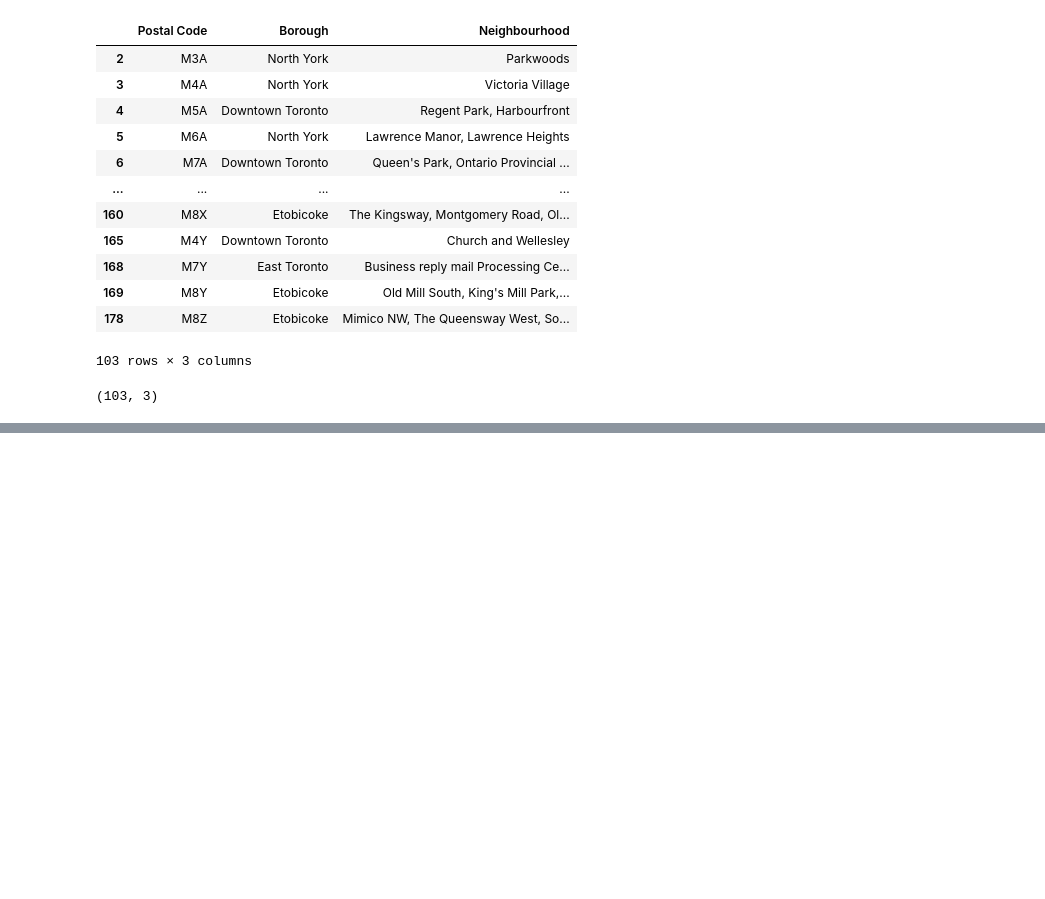
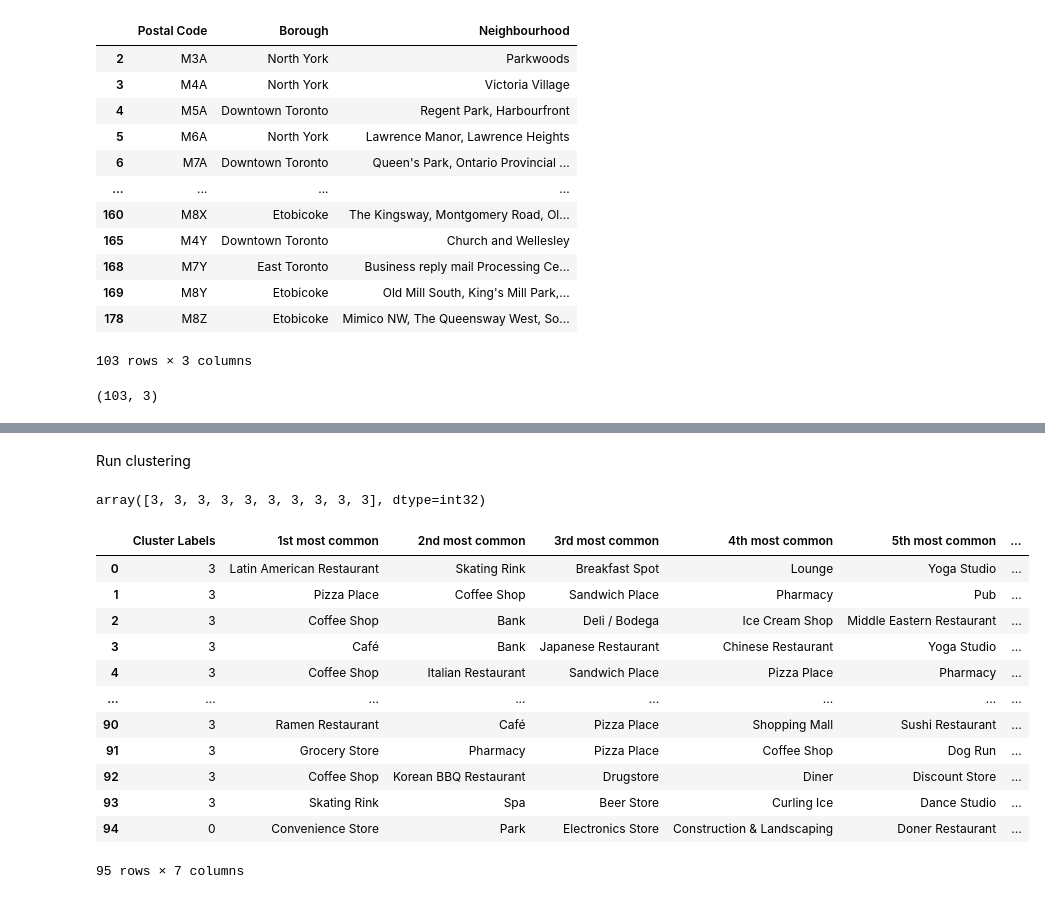
Before and after one commit to robinzhao39/Coursera_Capstone, a Jupyter notebook: Neighborhood in Toronto.ipynb, the cells around one changed output, grey strips where cells are left out. Saved outputs shown, nothing was run; the diff lists cells and outputs as text; code cells hidden in the pictures; blank space fills up the shorter version.

Commit message:
Published from Watson Studio.

```diff
--- a/Neighborhood in Toronto.ipynb
+++ b/Neighborhood in Toronto.ipynb
@@ -93,0 +192,11 @@ df_new
+# %%
+columns=[]
+list1=['st','nd','rd']
+for num in range(1,6):
+    try:
+        columns.append('{}{} most common'.format(num,list1[num-1]))
+    except:
+        columns.append('{}th most common'.format(num))
+df_most_common=pd.DataFrame(columns=columns)
+df_most_common['Neighborhood']=mean_table['Name']
+df_most_common
@@ -93,0 +217,5 @@ df_new
+# %%
+for index in range(mean_table.shape[0]):
+    row=mean_table.iloc[index,1:].sort_values(ascending=False).head().index.values
+    df_most_common.iloc[index,0:5]=row
+df_most_common
@@ -93,0 +236,2 @@ df_new
+# %% [markdown]
+Run clustering
@@ -93,0 +240,25 @@ df_new
+# %%
+k_clusters=4
+clustering=mean_table.drop(['Name'],axis=1)
+kmeans = KMeans(n_clusters=k_clusters, random_state=0).fit(clustering)
+kmeans.labels_[0:10]
+# %% [output]
+array([3, 3, 3, 3, 3, 3, 3, 3, 3, 3], dtype=int32)
+# %%
+df_most_common.insert(0, 'Cluster Labels', kmeans.labels_)
+df_most_common.rename(columns={'Neighborhood':'Neighbourhood'},inplace=True)
+df_most_common
+# %% [output]
+|  | Cluster Labels | 1st most common | 2nd most common | 3rd most common | 4th most common | 5th most common | ... |
+| 0 | 3 | Latin American Restaurant | Skating Rink | Breakfast Spot | Lounge | Yoga Studio | ... |
+| 1 | 3 | Pizza Place | Coffee Shop | Sandwich Place | Pharmacy | Pub | ... |
+| 2 | 3 | Coffee Shop | Bank | Deli / Bodega | Ice Cream Shop | Middle Eastern Restaurant | ... |
+| 3 | 3 | Café | Bank | Japanese Restaurant | Chinese Restaurant | Yoga Studio | ... |
+| 4 | 3 | Coffee Shop | Italian Restaurant | Sandwich Place | Pizza Place | Pharmacy | ... |
+| ... | ... | ... | ... | ... | ... | ... | ... |
+| 90 | 3 | Ramen Restaurant | Café | Pizza Place | Shopping Mall | Sushi Restaurant | ... |
+| 91 | 3 | Grocery Store | Pharmacy | Pizza Place | Coffee Shop | Dog Run | ... |
+| 92 | 3 | Coffee Shop | Korean BBQ Restaurant | Drugstore | Diner | Discount Store | ... |
+| 93 | 3 | Skating Rink | Spa | Beer Store | Curling Ice | Dance Studio | ... |
+| 94 | 0 | Convenience Store | Park | Electronics Store | Construction & Landscaping | Doner Restaurant | ... |
+95 rows × 7 columns
```
Also changed, not shown: parts of 21 cells of this notebook.
